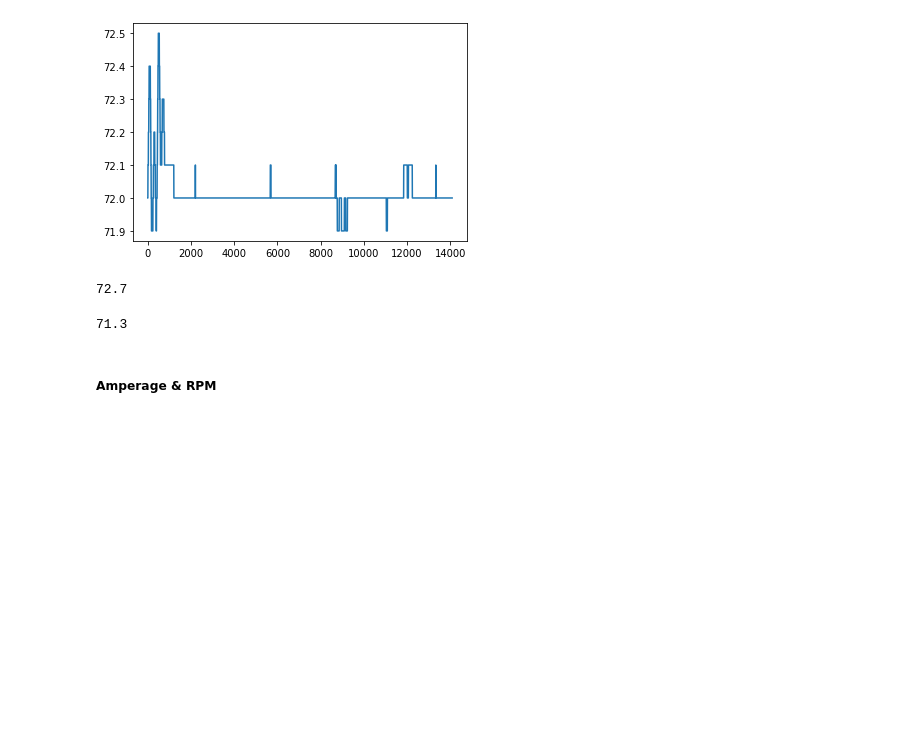
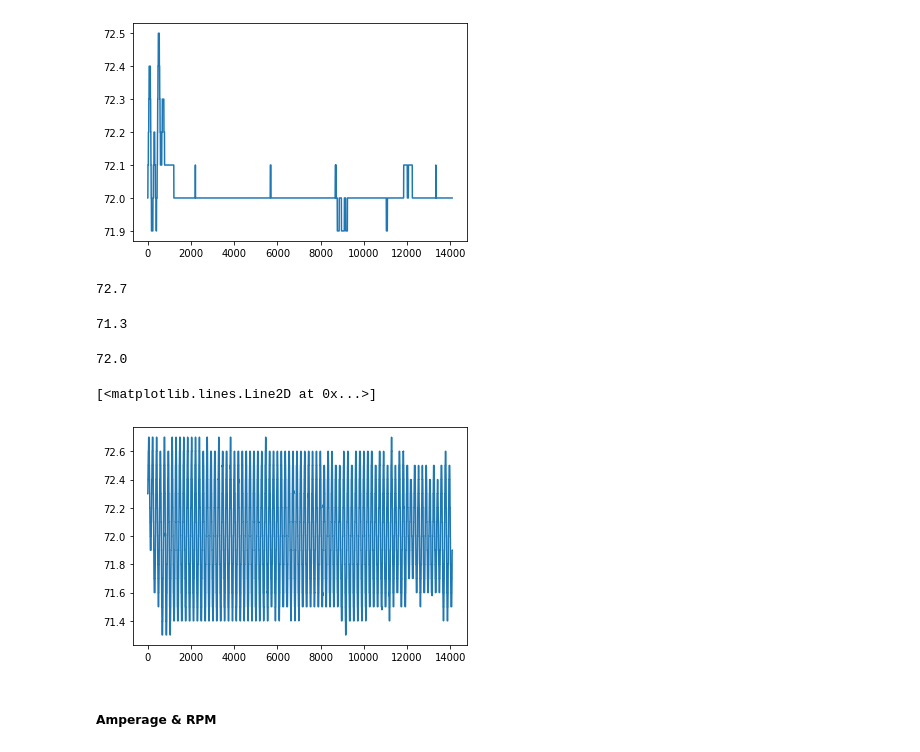
Before and after one commit to kimjaegu/continuous_factory_process, a Jupyter notebook: seunghoon_code/continuous-factory-process EDA.ipynb, the cells around one changed output. Drawn from its saved outputs; the diff is of its cells as text; code cells hidden in the pictures; blank space fills up the shorter version.

```diff
--- a/seunghoon_code/continuous-factory-process EDA.ipynb
+++ b/seunghoon_code/continuous-factory-process EDA.ipynb
@@ -10,7 +10,7 @@ import matplotlib.pyplot as plt
 from datetime import datetime
 # %%
 # 데이터 로드
-data = pd.read_csv("../project/continuous_factory_process.csv")
+data = pd.read_csv("F:/kdt jupyter/Project/Data/continuous_factory_process.csv")
 data.head(3)
 # %% [output]
 |  | time_stamp | AmbientConditions.AmbientHumidity... | AmbientConditions.AmbientTemperat... | Machine1.RawMaterial.Property1 | Machine1.RawMaterial.Property2 | ... |
@@ -188,9 +188,14 @@ plt.plot(X1["Machine1.Zone1Temperature.C.Actual"]) # 삭제?
 # %%
 X1["Machine1.Zone2Temperature.C.Actual"].max()
 X1["Machine1.Zone2Temperature.C.Actual"].min() # 삭제?
+X1["Machine1.Zone2Temperature.C.Actual"].median()
+plt.plot(X1["Machine1.Zone2Temperature.C.Actual"]) # 삭제?
 # %% [output]
 72.7
 71.3
+72.0
+[<matplotlib.lines.Line2D at 0x...>]
+[figure, added]
 # %% [markdown]
 ##### Amperage & RPM
 # %%
```
Also changed, not shown: 2 other files.
